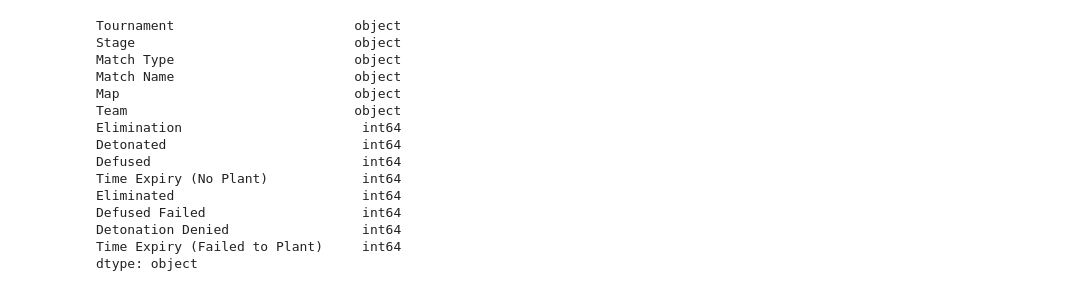
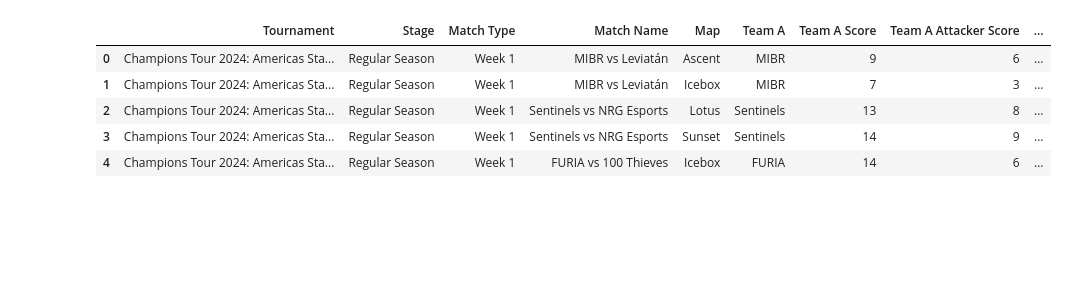
Before and after one commit to danielAcl9/valorantChampions2024DataAnalysis, a Jupyter notebook: notebooks/team_stats.ipynb, the cells around one changed output. Saved outputs shown, nothing was run; the diff lists cells and outputs as text; code cells hidden in the pictures; blank space fills up the shorter version.

```diff
--- a/notebooks/team_stats.ipynb
+++ b/notebooks/team_stats.ipynb
@@ -3,24 +4,18 @@ import pandas as pd
 # %%
 df_maps = pd.read_csv('../data/maps_scores.csv')
 df_scores = pd.read_csv('../data/scores.csv')
 df_win_loss_methods = pd.read_csv('../data/win_loss_methods_count.csv')
 
 # df_maps.dtypes
+df_maps.head()
+
+# df_scores.head()
 # df_scores.dtypes
-df_win_loss_methods.dtypes
+# df_win_loss_methods.dtypes
 # %% [output]
-Tournament                       object
-Stage                            object
-Match Type                       object
-Match Name                       object
-Map                              object
-Team                             object
-Elimination                       int64
-Detonated                         int64
-Defused                           int64
-Time Expiry (No Plant)            int64
-Eliminated                        int64
-Defused Failed                    int64
-Detonation Denied                 int64
-Time Expiry (Failed to Plant)     int64
-dtype: object
+|  | Tournament | Stage | Match Type | Match Name | Map | Team A | Team A Score | Team A Attacker Score | ... |
+| 0 | Champions Tour 2024: Americas Sta... | Regular Season | Week 1 | MIBR vs Leviatán | Ascent | MIBR | 9 | 6 | ... |
+| 1 | Champions Tour 2024: Americas Sta... | Regular Season | Week 1 | MIBR vs Leviatán | Icebox | MIBR | 7 | 3 | ... |
+| 2 | Champions Tour 2024: Americas Sta... | Regular Season | Week 1 | Sentinels vs NRG Esports | Lotus | Sentinels | 13 | 8 | ... |
+| 3 | Champions Tour 2024: Americas Sta... | Regular Season | Week 1 | Sentinels vs NRG Esports | Sunset | Sentinels | 14 | 9 | ... |
+| 4 | Champions Tour 2024: Americas Sta... | Regular Season | Week 1 | FURIA vs 100 Thieves | Icebox | FURIA | 14 | 6 | ... |
```
Also changed, not shown: parts of 17 cells of this notebook, 1 other file.
